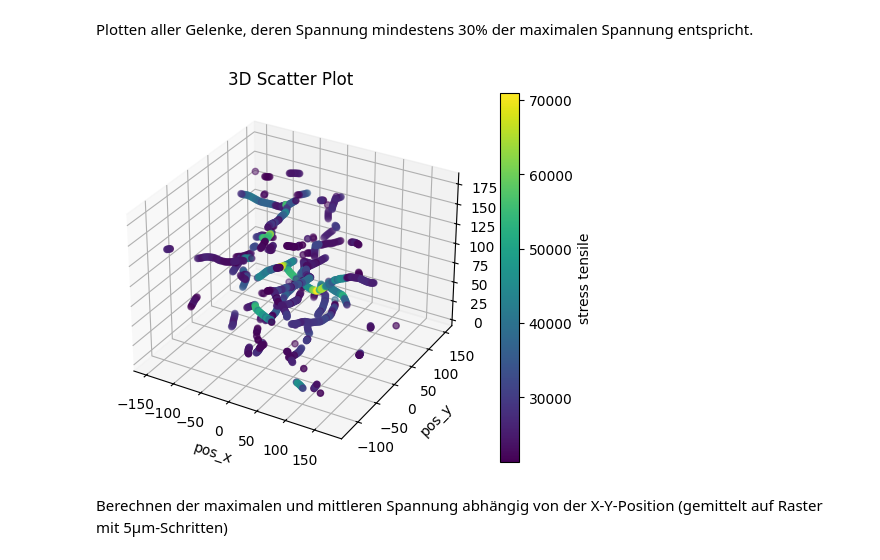
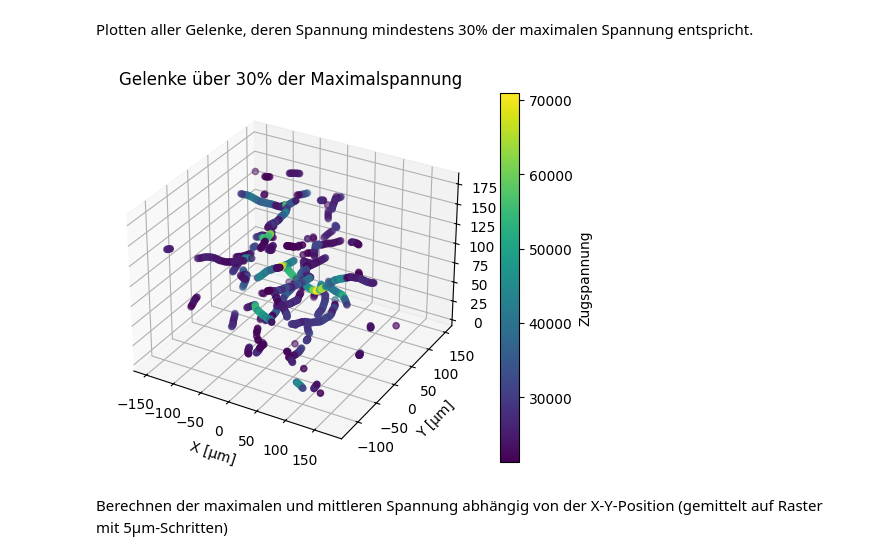
Before and after one commit to borkolli/pellet_spannung, a Jupyter notebook: spannungen_pellet.ipynb, the cells around one changed output. Cells and saved outputs as stored; diff of their text form; code cells hidden in the pictures.

```diff
--- a/spannungen_pellet.ipynb
+++ b/spannungen_pellet.ipynb
@@ -218,30 +218,30 @@ Plotten aller Gelenke, deren Spannung mindestens 30% der maximalen Spannung ents
 # %%
 
 from mpl_toolkits.mplot3d import Axes3D  # Importing 3D axes for Matplotlib
 
 
 df_high_stress = df[df.stress_tensile >= df.stress_tensile.max() *  0.3]
 
 # Create a 3D plot
 fig = plt.figure()
 ax = fig.add_subplot(111, projection='3d')
 
 # Scatter plot with pos_x, pos_y, pos_z as coordinates and stress_tensile as color
 scatter = ax.scatter(df_high_stress['pos_x'], df_high_stress['pos_y'], df_high_stress['pos_z'], c=df_high_stress['stress_tensile'], cmap='viridis')
 
 # Add labels
-ax.set_xlabel('pos_x')
-ax.set_ylabel('pos_y')
-ax.set_zlabel('pos_z')
-ax.set_title('3D Scatter Plot')
+ax.set_xlabel('X [µm]')
+ax.set_ylabel('Y [µm]')
+ax.set_zlabel('Z [µm]')
+ax.set_title('Gelenke über 30% der Maximalspannung')
 
 # Add colorbar
-cbar = fig.colorbar(scatter, ax=ax, label='stress tensile')
+cbar = fig.colorbar(scatter, ax=ax, label='Zugspannung')
 
 # Show the plot
 plt.show()
 # %% [output]
-[figure, old version]
+[figure, new version]
 # %% [markdown]
 Berechnen der maximalen und mittleren Spannung abhängig von der X-Y-Position (gemittelt auf Raster mit 5µm-Schritten)
 # %%
```
Also changed, not shown: parts of 7 cells of this notebook, 1 other file.
